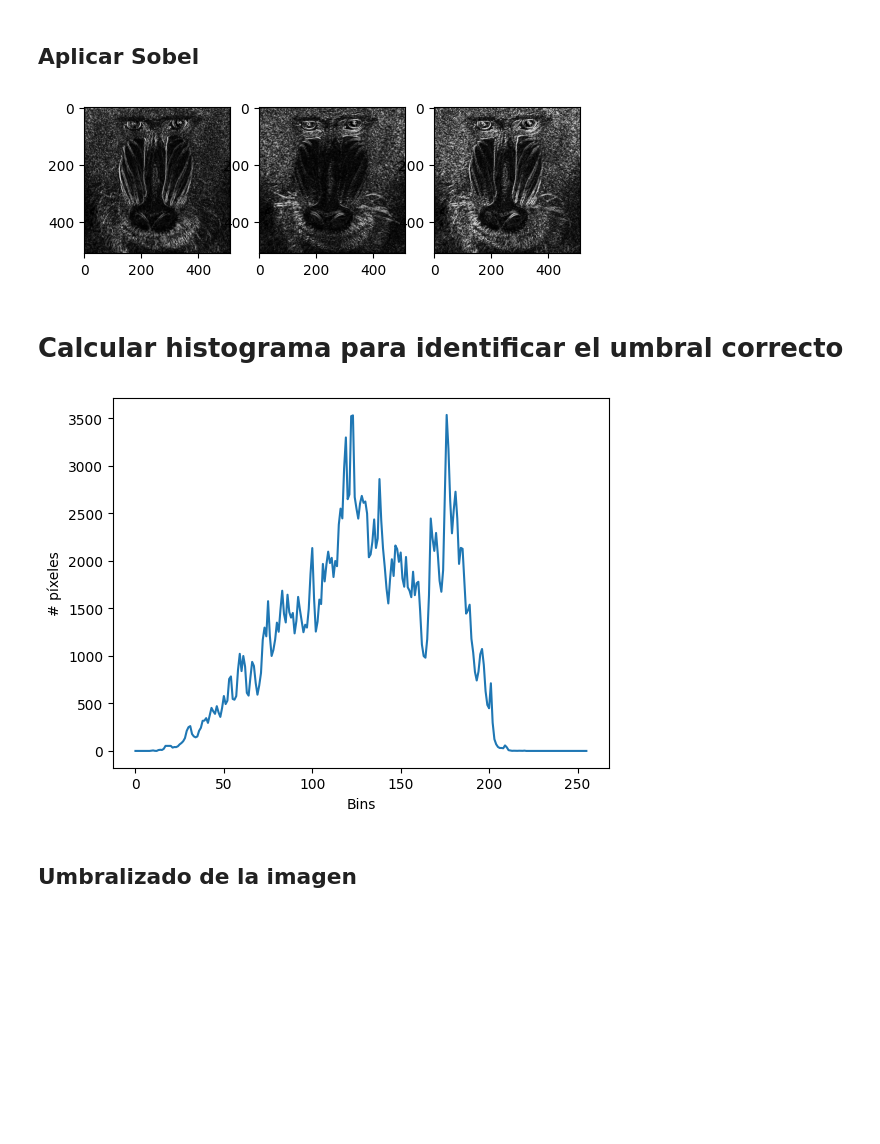
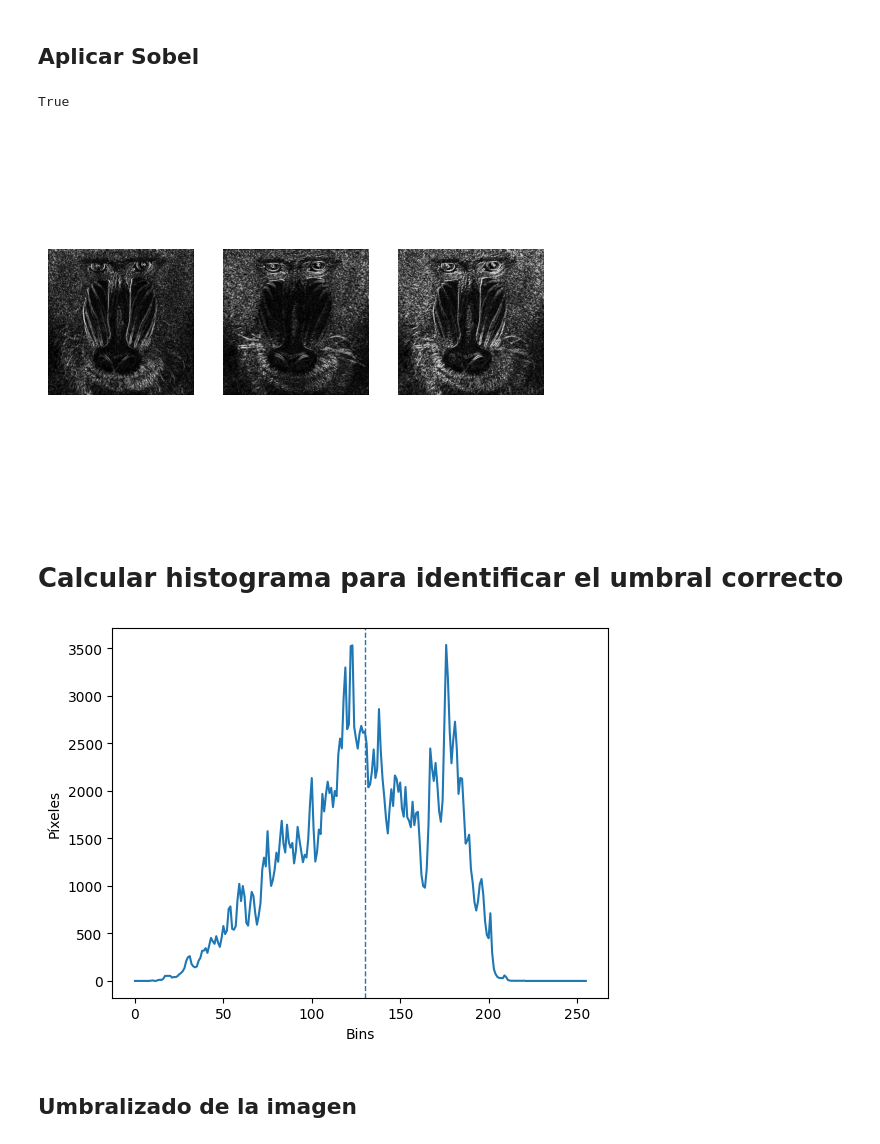
Before and after one commit to A-NullPointer/VC-P2, a Jupyter notebook: Practica2.ipynb, the cells around one changed output. Drawn from its saved outputs; the diff is of its cells as text; code cells hidden in the pictures; blank space fills up the shorter version.

```diff
--- a/Practica2.ipynb
+++ b/Practica2.ipynb
@@ -59,23 +59,31 @@ Filas con píxeles blancos mayor o igual al 90% del máximo: {6: 51765, 12: 5610
 # %%
 gaussian_image = cv2.GaussianBlur(cv2.cvtColor(image, cv2.COLOR_RGB2GRAY), (3, 3), 0)
 sobel_y = cv2.Sobel(gaussian_image, cv2.CV_64F, 0, 1)
 sobel_x = cv2.Sobel(gaussian_image, cv2.CV_64F, 1, 0)
 sobel = cv2.convertScaleAbs(cv2.add(sobel_x, sobel_y))
 
 plt.figure()
+plt.axis('off')
 
 plt.subplot(1, 3, 1)
+plt.axis('off')
 plt.imshow(cv2.convertScaleAbs(sobel_x), cmap='gray')
 
 plt.subplot(1, 3, 2)
+plt.axis('off')
 plt.imshow(cv2.convertScaleAbs(sobel_y), cmap='gray')
 
 plt.subplot(1, 3, 3)
+plt.axis('off')
 plt.imshow(sobel, cmap='gray')
 
 plt.savefig('imgs/mandril_sobel.jpg')
+cv2.imwrite('imgs/mandril_sobel_vertical.jpg', sobel_x)
+cv2.imwrite('imgs/mandril_sobel_horizontal.jpg', sobel_y)
+cv2.imwrite('imgs/mandril_sobel_solo.jpg', sobel)
 # %% [output]
+True
-[figure, old version]
+[figure, new version]
 # %% [markdown]
 # Calcular histograma para identificar el umbral correcto
 # %%
@@ -83,12 +91,14 @@ histogram = cv2.calcHist([cv2.cvtColor(image, cv2.COLOR_RGB2GRAY)], [0], None, [
 
 plt.figure()
 plt.xlabel("Bins")
-plt.ylabel("# píxeles")
+plt.ylabel("Píxeles")
 plt.plot(histogram)
 
+plt.axvline(x=130, linestyle='--', linewidth=1)
+
 plt.savefig('imgs/mandril_histograma.jpg')
 # %% [output]
-[figure, old version]
+[figure, new version]
 # %% [markdown]
 ## Umbralizado de la imagen
 # %%
```
Also changed, not shown: parts of 8 cells of this notebook, 9 other files.
